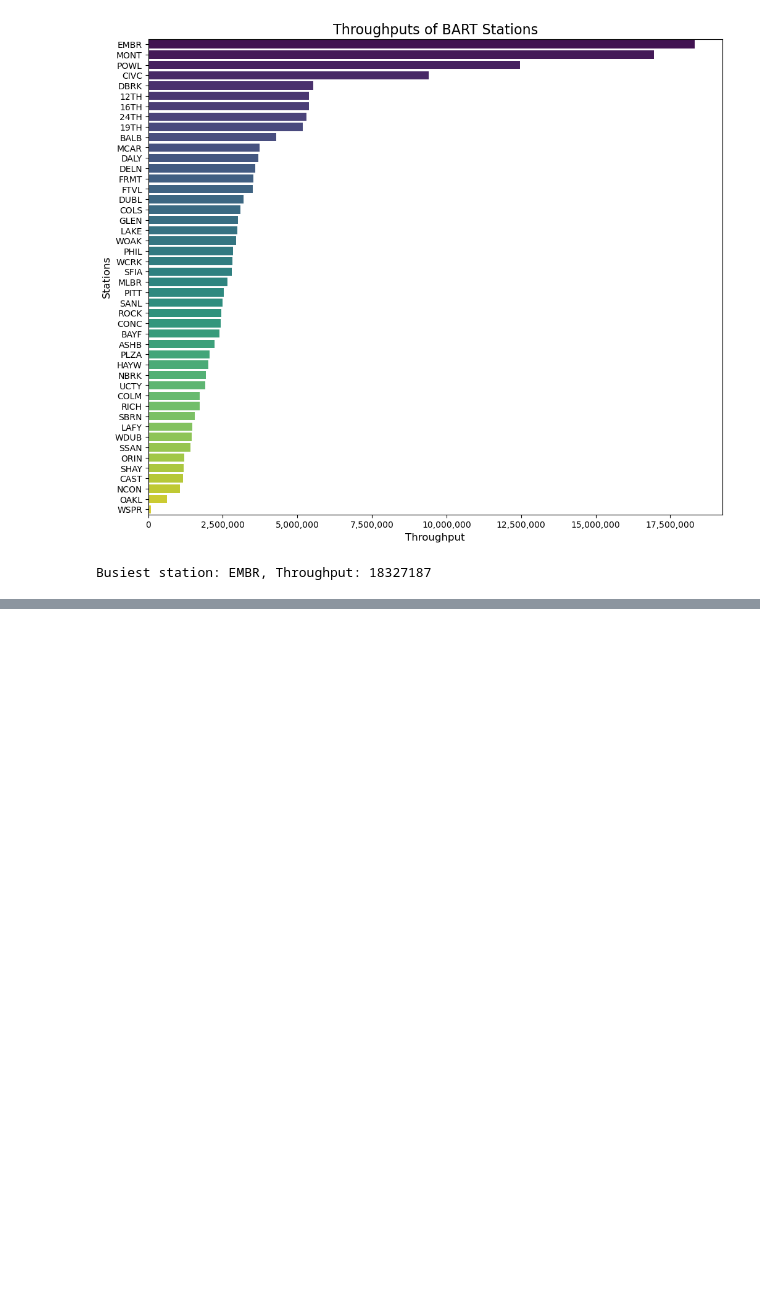
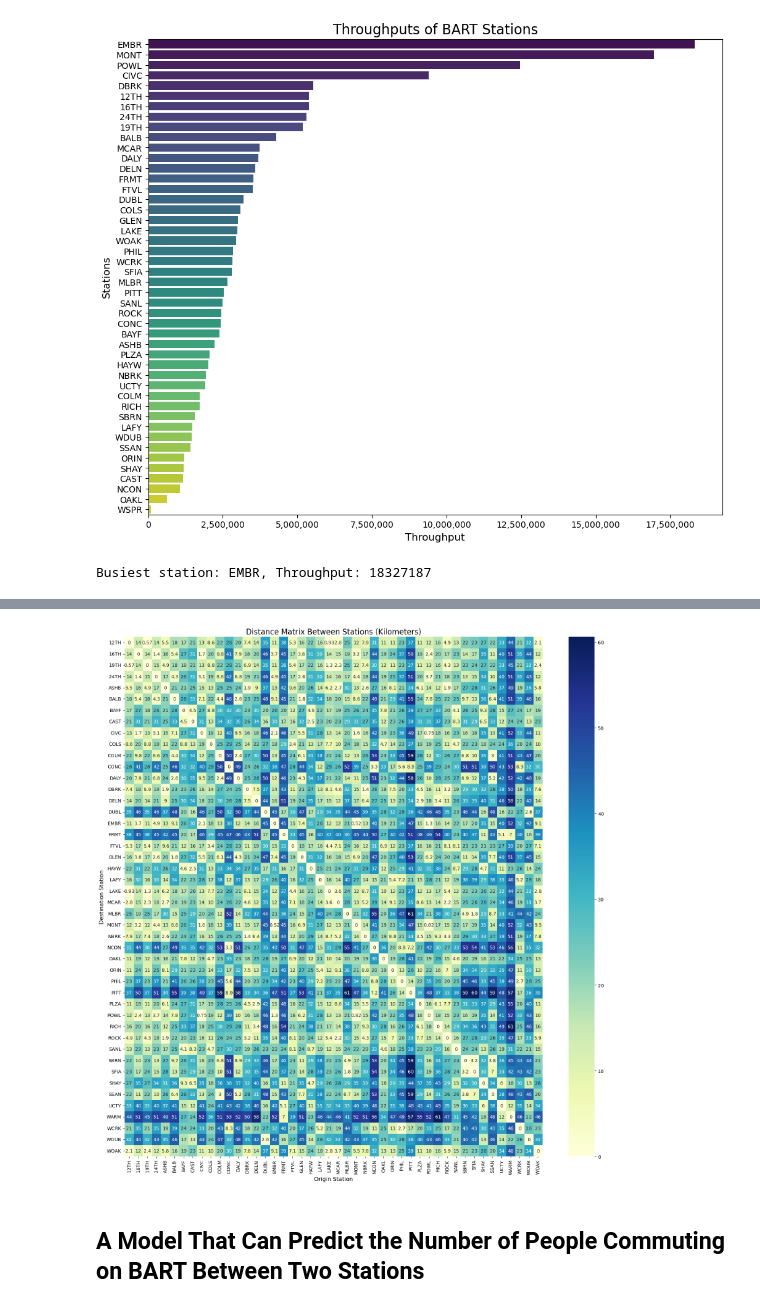
Before and after one commit to zafermesut/bart-project, a Jupyter notebook: Project.ipynb, the cells around one changed output, grey strips where cells are left out. Cells and saved outputs as stored; diff of their text form; code cells hidden in the pictures; blank space fills up the shorter version.

```diff
--- a/Project.ipynb
+++ b/Project.ipynb
@@ -181,0 +278,10 @@ Least busy station: WSPR, Throughput: 82112
+# %%
+stationsA=station[["Abbreviation","latitude","longitude"]]
+stationsB=station[["Abbreviation","latitude","longitude"]]
+# %%
+stationsA[["longitude","latitude"]]=stationsA[["longitude","latitude"]].astype("float")
+stationsB[["longitude","latitude"]]=stationsB[["longitude","latitude"]].astype("float")
+# %%
+
+stationsA[['lat_radians_A','long_radians_A']] = np.radians(stationsA[['latitude','longitude']])
+stationsB[['lat_radians_B','long_radians_B']] = np.radians(stationsB[['latitude','longitude']])
@@ -181,0 +297,7 @@ Least busy station: WSPR, Throughput: 82112
+# %%
+import sklearn
+from sklearn import neighbors
+
+dist = sklearn.neighbors.DistanceMetric.get_metric('haversine')
+dist_matrix = (dist.pairwise(stationsA[['lat_radians_A','long_radians_A']],stationsB[['lat_radians_B','long_radians_B']])*6371) # 6371 is the radius of the earth in kilometers
+df_dist_matrix = (pd.DataFrame(dist_matrix,index=stationsA['Abbreviation'], columns=stationsB['Abbreviation']))
@@ -181,0 +325,14 @@ Least busy station: WSPR, Throughput: 82112
+# %%
+import seaborn as sns
+import matplotlib.pyplot as plt
+
+plt.figure(figsize=(20, 20))
+sns.heatmap(df_dist_matrix, cmap='YlGnBu', annot=True)
+
+plt.title('Distance Matrix Between Stations (Kilometers)', fontsize=16)
+plt.xlabel('Origin Station', fontsize=12)
+plt.ylabel('Destination Station', fontsize=12);
+# %% [output]
+[figure, added]
+# %% [markdown]
+## A Model That Can Predict the Number of People Commuting on BART Between Two Stations
```
Also changed, not shown: parts of 37 cells of this notebook.
